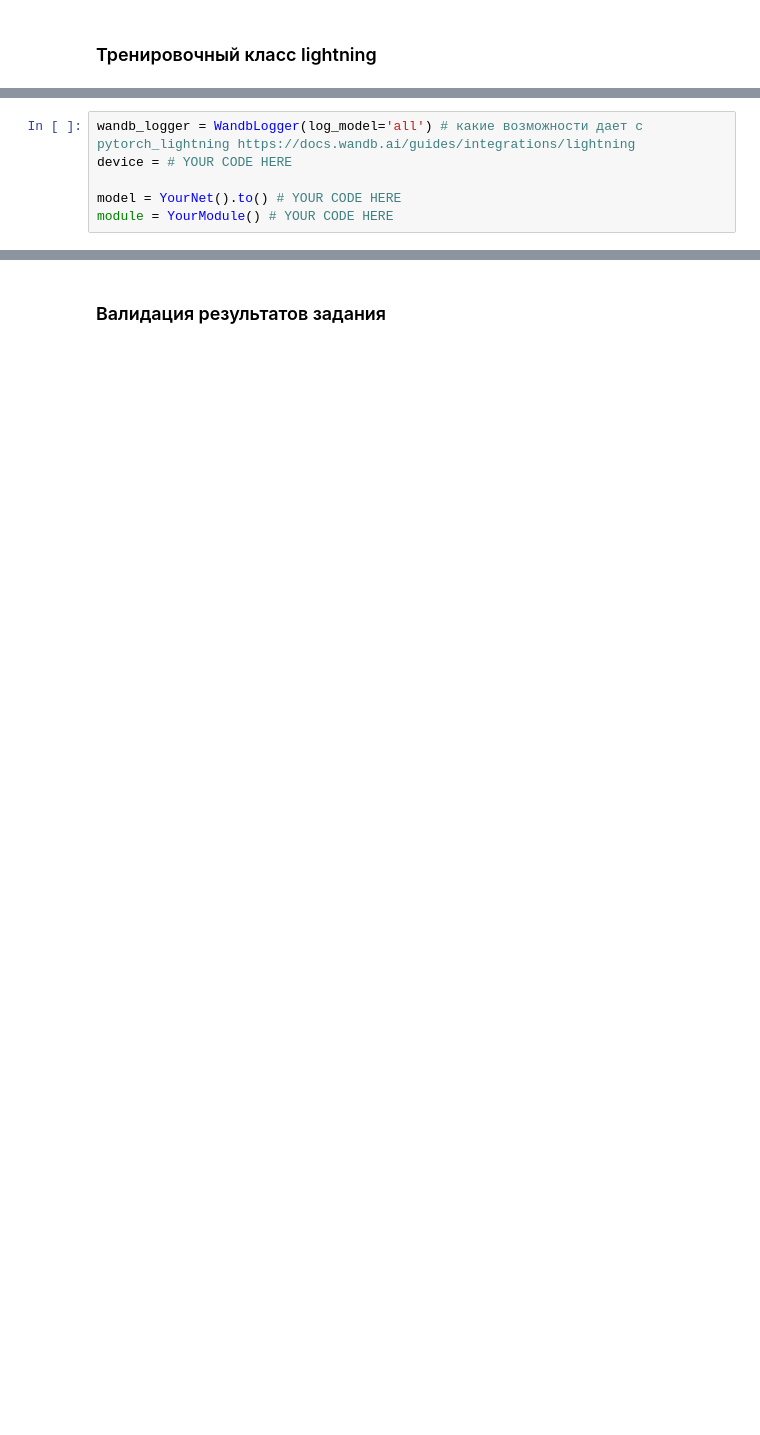
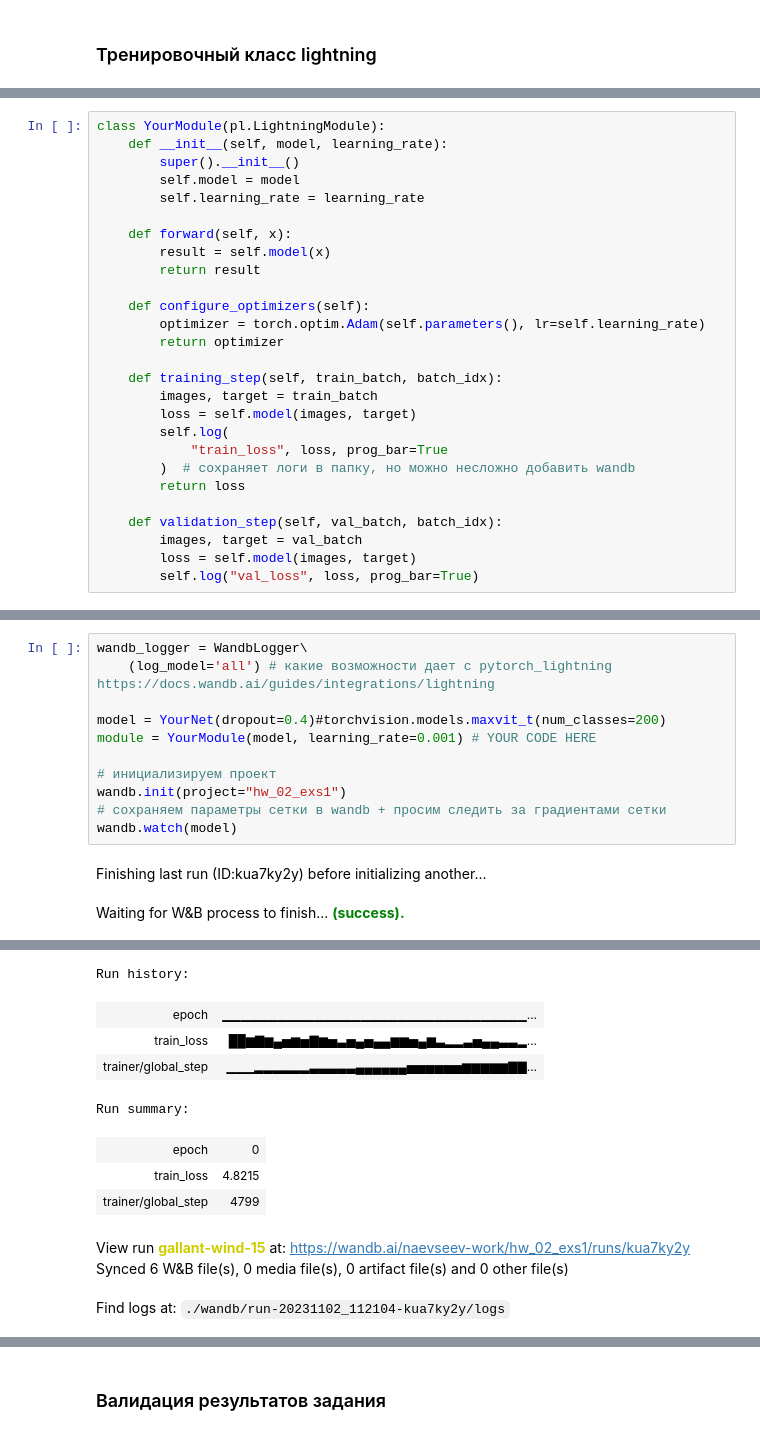
Before and after one commit to evslou/DS, a Jupyter notebook: DL/DL_hw_02.ipynb, the cells around one changed output, grey strips where cells are left out. Cells and saved outputs as stored; diff of their text form; blank space fills up the shorter version.

```diff
--- a/DL/DL_hw_02.ipynb
+++ b/DL/DL_hw_02.ipynb
@@ -214,0 +316,27 @@ class YourModule(pl.LightningModule):
+# %%
+class YourModule(pl.LightningModule):
+    def __init__(self, model, learning_rate):
+        super().__init__()
+        self.model = model
+        self.learning_rate = learning_rate
+
+    def forward(self, x):
+        result = self.model(x)
+        return result
+
+    def configure_optimizers(self):
+        optimizer = torch.optim.Adam(self.parameters(), lr=self.learning_rate)
+        return optimizer
+
+    def training_step(self, train_batch, batch_idx):
+        images, target = train_batch
+        loss = self.model(images, target)
+        self.log(
+            "train_loss", loss, prog_bar=True
+        )  # сохраняет логи в папку, но можно несложно добавить wandb
+        return loss
+
+    def validation_step(self, val_batch, batch_idx):
+        images, target = val_batch
+        loss = self.model(images, target)
+        self.log("val_loss", loss, prog_bar=True)
@@ -215,6 +358,14 @@ class YourModule(pl.LightningModule):
 # %%
-wandb_logger = WandbLogger(log_model='all') # какие возможности дает с pytorch_lightning https://docs.wandb.ai/guides/integrations/lightning
-device = # YOUR CODE HERE
+wandb_logger = WandbLogger\
+    (log_model='all') # какие возможности дает с pytorch_lightning https://docs.wandb.ai/guides/integrations/lightning
 
-model = YourNet().to() # YOUR CODE HERE
-module = YourModule() # YOUR CODE HERE
+model = YourNet(dropout=0.4)#torchvision.models.maxvit_t(num_classes=200)
+module = YourModule(model, learning_rate=0.001) # YOUR CODE HERE
+
+# инициализируем проект
+wandb.init(project="hw_02_exs1")
+# сохраняем параметры сетки в wandb + просим следить за градиентами сетки
+wandb.watch(model)
+# %% [output]
+Finishing last run (ID:kua7ky2y) before initializing another...
+Waiting for W&B process to finish... (success).
@@ -220,0 +373,11 @@ module = YourModule() # YOUR CODE HERE
+Run history:
+| epoch | ▁▁▁▁▁▁▁▁▁▁▁▁▁▁▁▁▁▁▁▁▁▁▁▁▁▁▁▁▁▁▁▁▁... |
+| train_loss | ██▆▇▆▄▅▆▅▇▆▅▃▅▄▅▄▄▆▆▅▄▆▃▂▂▃▅▄▄▃▃▂... |
+| trainer/global_step | ▁▁▁▂▂▂▂▂▂▃▃▃▃▃▄▄▄▄▄▄▅▅▅▅▅▅▆▆▆▆▆▇▇... |
+Run summary:
+| epoch | 0 |
+| train_loss | 4.8215 |
+| trainer/global_step | 4799 |
+View run gallant-wind-15 at: https://wandb.ai/naevseev-work/hw_02_exs1/runs/kua7ky2y
+Synced 6 W&B file(s), 0 media file(s), 0 artifact file(s) and 0 other file(s)
+Find logs at: ./wandb/run-20231102_112104-kua7ky2y/logs
```
Also changed, not shown: parts of 18 cells of this notebook, 2 other files.
